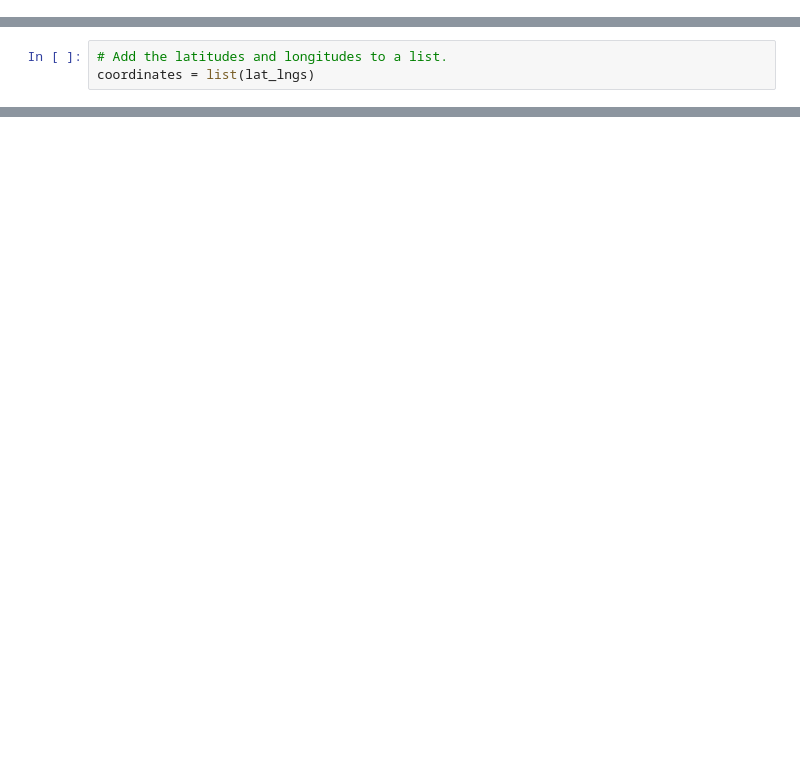
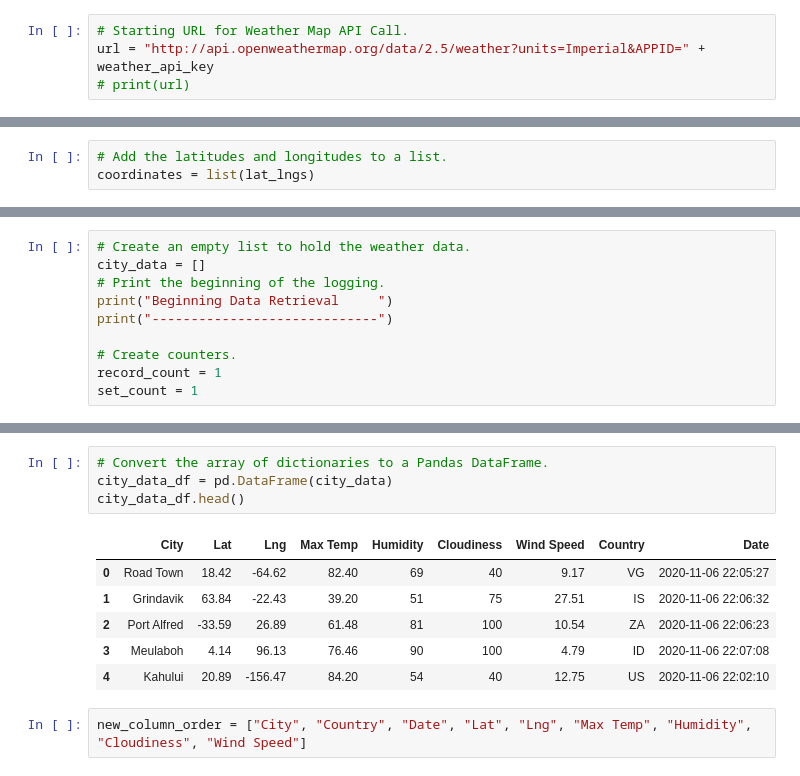
Before and after one commit to jcramem/World_Weather_Analysis, a Jupyter notebook: WeatherPy.ipynb, the cells around one changed output, grey strips where cells are left out. Cells and saved outputs as stored; diff of their text form; blank space fills up the shorter version.

```diff
--- a/WeatherPy.ipynb
+++ b/WeatherPy.ipynb
@@ -8,3 +16,7 @@ from citipy import citipy
+# %%
+# Starting URL for Weather Map API Call.
+url = "http://api.openweathermap.org/data/2.5/weather?units=Imperial&APPID=" + weather_api_key
+# print(url)
 # %%
 # Create a set of random latitude and longitude combinations.
 lats = np.random.uniform(low=-90.000, high=90.000, size=1500)
@@ -32,0 +41,10 @@ len(cities)
+# %%
+# Create an empty list to hold the weather data.
+city_data = []
+# Print the beginning of the logging.
+print("Beginning Data Retrieval     ")
+print("-----------------------------")
+
+# Create counters.
+record_count = 1
+set_count = 1
@@ -32,0 +121,13 @@ len(cities)
+# %%
+# Convert the array of dictionaries to a Pandas DataFrame.
+city_data_df = pd.DataFrame(city_data)
+city_data_df.head()
+# %% [output]
+|  | City | Lat | Lng | Max Temp | Humidity | Cloudiness | Wind Speed | Country | Date |
+| 0 | Road Town | 18.42 | -64.62 | 82.40 | 69 | 40 | 9.17 | VG | 2020-11-06 22:05:27 |
+| 1 | Grindavik | 63.84 | -22.43 | 39.20 | 51 | 75 | 27.51 | IS | 2020-11-06 22:06:32 |
+| 2 | Port Alfred | -33.59 | 26.89 | 61.48 | 81 | 100 | 10.54 | ZA | 2020-11-06 22:06:23 |
+| 3 | Meulaboh | 4.14 | 96.13 | 76.46 | 90 | 100 | 4.79 | ID | 2020-11-06 22:07:08 |
+| 4 | Kahului | 20.89 | -156.47 | 84.20 | 54 | 40 | 12.75 | US | 2020-11-06 22:02:10 |
+# %%
+new_column_order = ["City", "Country", "Date", "Lat", "Lng", "Max Temp", "Humidity", "Cloudiness", "Wind Speed"]
```
Also changed, not shown: parts of 8 cells of this notebook.
